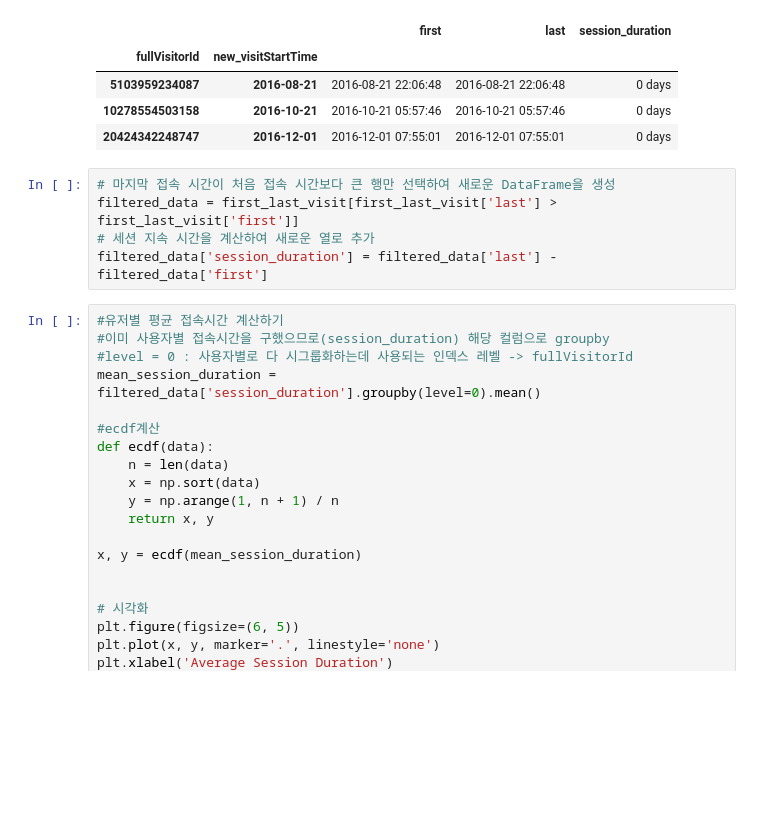
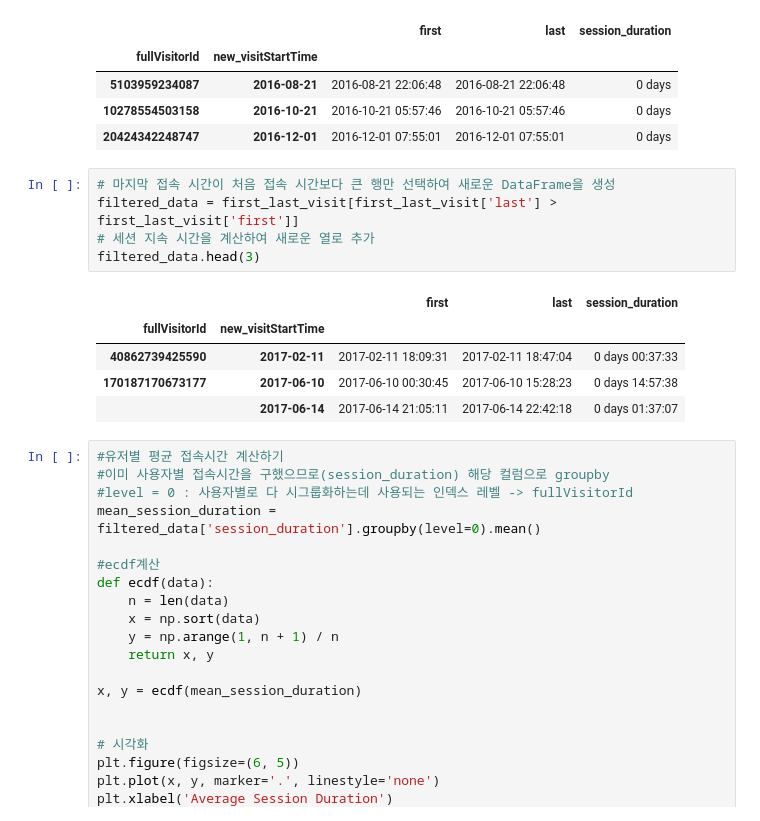
Before and after one commit to DIB-PP/-, a Jupyter notebook: project3_GA4_수경.ipynb, the cells around one changed output. Cells and saved outputs as stored; diff of their text form; blank space fills up the shorter version.

```diff
--- a/project3_GA4_수경.ipynb
+++ b/project3_GA4_수경.ipynb
@@ -249,8 +249,14 @@ first_last_visit.head(3)
 # %%
 # 마지막 접속 시간이 처음 접속 시간보다 큰 행만 선택하여 새로운 DataFrame을 생성
 filtered_data = first_last_visit[first_last_visit['last'] > first_last_visit['first']]
 # 세션 지속 시간을 계산하여 새로운 열로 추가
-filtered_data['session_duration'] = filtered_data['last'] - filtered_data['first']
+filtered_data.head(3)
+# %% [output]
+|  |  | first | last | session_duration |
+| fullVisitorId | new_visitStartTime |  |  |  |
+| 40862739425590 | 2017-02-11 | 2017-02-11 18:09:31 | 2017-02-11 18:47:04 | 0 days 00:37:33 |
+| 170187170673177 | 2017-06-10 | 2017-06-10 00:30:45 | 2017-06-10 15:28:23 | 0 days 14:57:38 |
+|  | 2017-06-14 | 2017-06-14 21:05:11 | 2017-06-14 22:42:18 | 0 days 01:37:07 |
 # %%
 #유저별 평균 접속시간 계산하기
 #이미 사용자별 접속시간을 구했으므로(session_duration) 해당 컬럼으로 groupby
```
